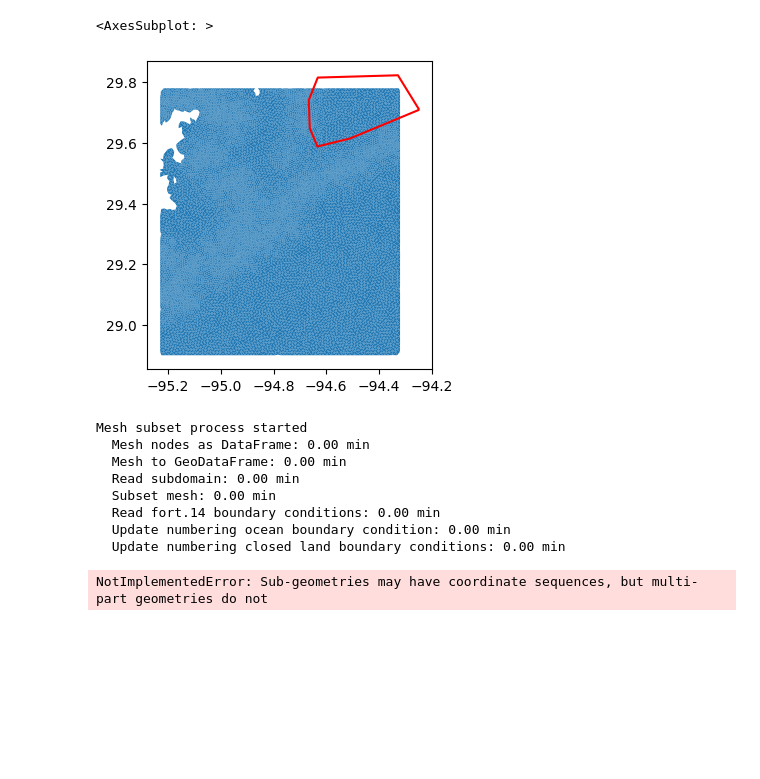
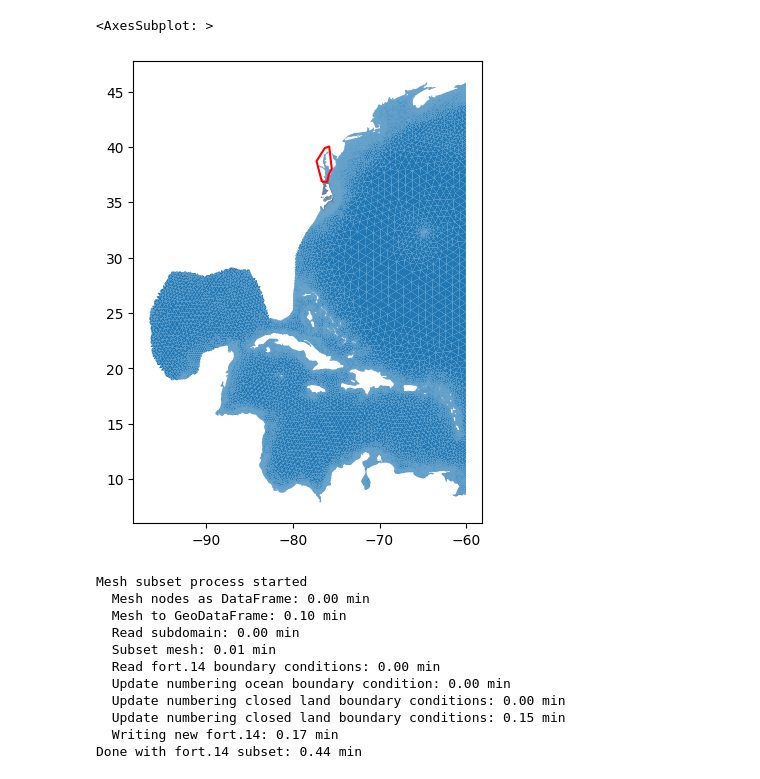
Before and after one commit to ccht-ncsu/Kalpana, a Jupyter notebook: examples/1_adcirc_tools/mesh_subset.ipynb, the cells around one changed output. Cells and saved outputs as stored; diff of their text form; code cells hidden in the pictures; blank space fills up the shorter version.

Commit message:
subset mesh example

```diff
--- a/examples/1_adcirc_tools/mesh_subset.ipynb
+++ b/examples/1_adcirc_tools/mesh_subset.ipynb
@@ -8,2 +13,3 @@ In this example we use Kalpana to subset a mesh and create a new fort.14 file
 # %%
-f14org = fort14togdf(r'../../adds/inputs_examples/fort_gbay.14', epsgIn=4326, epsgOut=4326, fileintype='fort.14')
+## this fort.14 corresponds to a simplified version of the NC6 mesh
+f14org = fort14togdf(r'../../adds/inputs_examples/fort_NC.14', epsgIn=4326, epsgOut=4326, fileintype='fort.14')
@@ -12,23 +16,29 @@ f14org.to_file('gbay.gpkg')
 # %%
 subset = gpd.read_file(r'../../adds/inputs_examples/subset_mesh.gpkg')
 # %%
-fig, ax = plt.subplots(figsize = (6, 4))
+## visualization of the mesh and the area we want to crop
+fig, ax = plt.subplots(figsize = (8, 6))
 f14org.plot(ax = ax)
 subset.boundary.plot(ax = ax, color = 'r')
+ax.set_xlabel('Longitude [deg]')
+ax.set_ylabel('Latitude [deg]')
 # %% [output]
 <AxesSubplot: >
-[figure, old version]
+[figure, new version]
 # %%
-f14new = subsetMesh(r'../../adds/inputs_examples/fort_gbay.14',
+## create new fort.14 with subsetMesh
+f14new = subsetMesh(r'../../adds/inputs_examples/fort_NC.14',
                     r'../../adds/inputs_examples/subset_mesh.gpkg',
-                    r'../../adds/inputs_examples/fort_gbay_new.14')
+                    r'fort_NC_subset.14')
 # %% [output]
 Mesh subset process started
   Mesh nodes as DataFrame: 0.00 min
-  Mesh to GeoDataFrame: 0.00 min
+  Mesh to GeoDataFrame: 0.10 min
   Read subdomain: 0.00 min
-  Subset mesh: 0.00 min
+  Subset mesh: 0.01 min
   Read fort.14 boundary conditions: 0.00 min
   Update numbering ocean boundary condition: 0.00 min
   Update numbering closed land boundary conditions: 0.00 min
+  Update numbering closed land boundary conditions: 0.15 min
+  Writing new fort.14: 0.17 min
+Done with fort.14 subset: 0.44 min
-NotImplementedError: Sub-geometries may have coordinate sequences, but multi-part geometries do not
```
Also changed, not shown: parts of 8 cells of this notebook, 3 other files.
